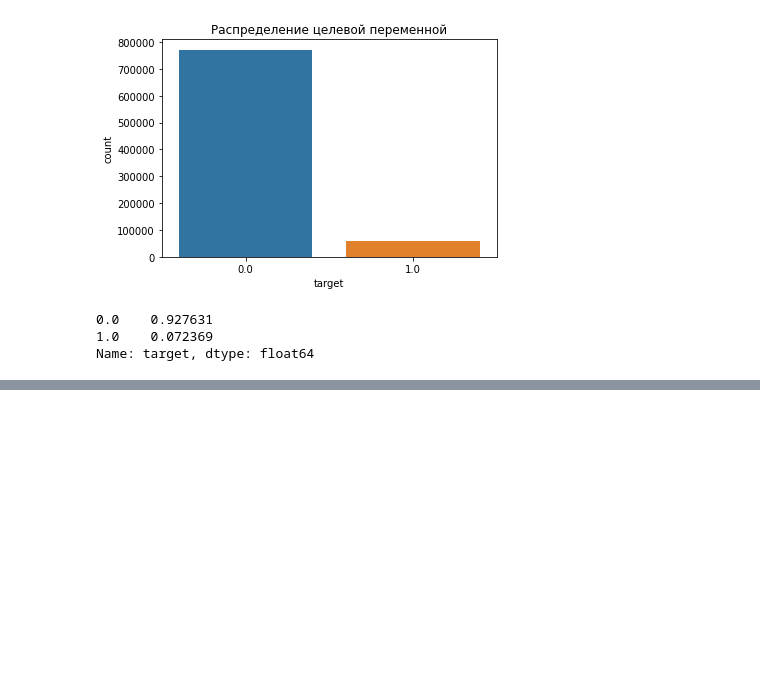
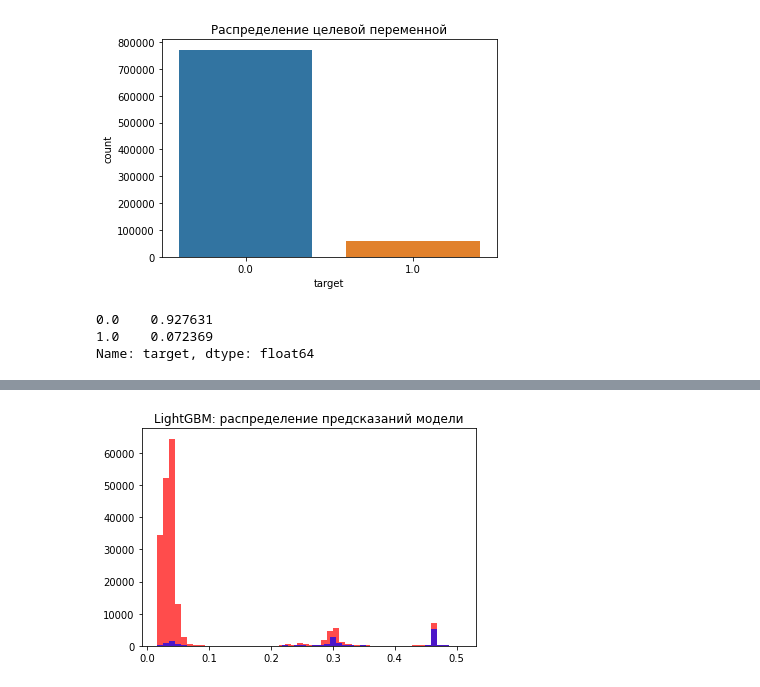
Before and after one commit to adurzin/Megafon, a Jupyter notebook: Megafon.ipynb, the cells around one changed output, grey strips where cells are left out. Cells and saved outputs as stored; diff of their text form; code cells hidden in the pictures; blank space fills up the shorter version.

```diff
--- a/Megafon.ipynb
+++ b/Megafon.ipynb
@@ -59,0 +497,19 @@ Name: target, dtype: float64
+# %%
+params = {
+    'lgbmclassifier__boosting_type': [
+                                      'gbdt',
+                                      'dart',
+                                      'goss'
+                                     ],
+#     'lgbmclassifier__max_depth': [2, 4],
+#     'lgbmclassifier__reg_alpha': [],
+#     'lgbmclassifier__reg_lambda': [1, 3, 0.01, 0.1, 0.5],
+#     'lgbmclassifier__learning_rate': [0.5, 0.1, 0.01, 0.05, 0.001],
+#     'lgbmclassifier__n_estimators': [100, 200, 300],
+    'lgbmclassifier__class_weight': ['balanced', None],
+#     'lgbmclassifier__num_leaves': [],
+
+}
+# %%
+%%time
+lgbm_feat_select_gsc = run_grid_search(lgbm_feat_select_pipe, X_train, y_train, params, KFold_cv)
@@ -59,0 +533,7 @@ Name: target, dtype: float64
+# %%
+lgbm_pipe_best = lgbm_feat_select_gsc.best_estimator_
+# %%
+%%time
+lgbm_pipe_best.fit(X_train, y_train)
+
+lgbm_pipe_best_pred = lgbm_pipe_best.predict_proba(X_test)[:,1]
@@ -59,0 +542,6 @@ Name: target, dtype: float64
+# %%
+plt.title("LightGBM: распределение предсказаний модели")
+plt.hist(lgbm_pipe_best_pred[~y_test.astype(bool)], bins=50, color='r', alpha=0.7);
+plt.hist(lgbm_pipe_best_pred[y_test.astype(bool)], bins=50, color='b', alpha=0.7);
+# %% [output]
+[figure, added]
```
Also changed, not shown: parts of 91 cells of this notebook, 2 other files.
